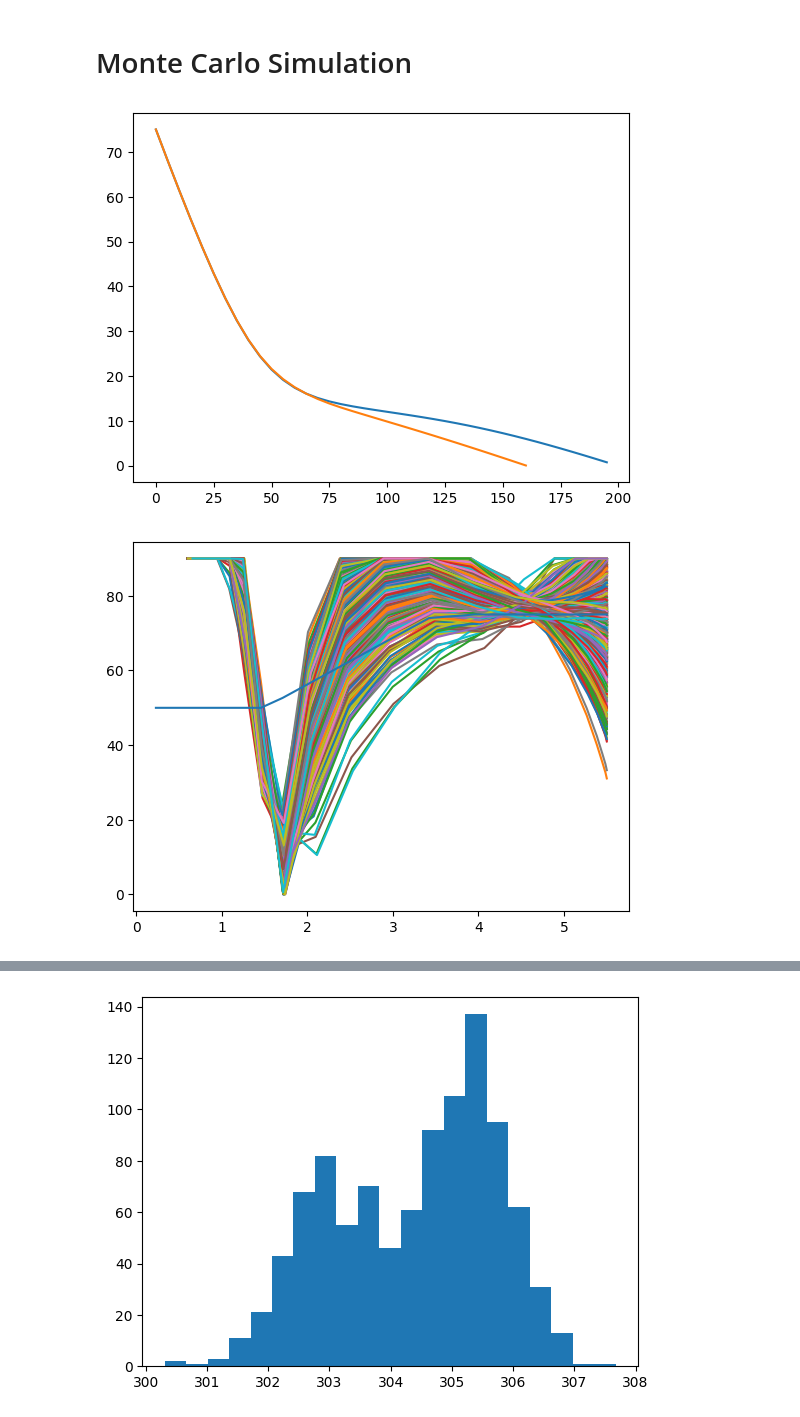
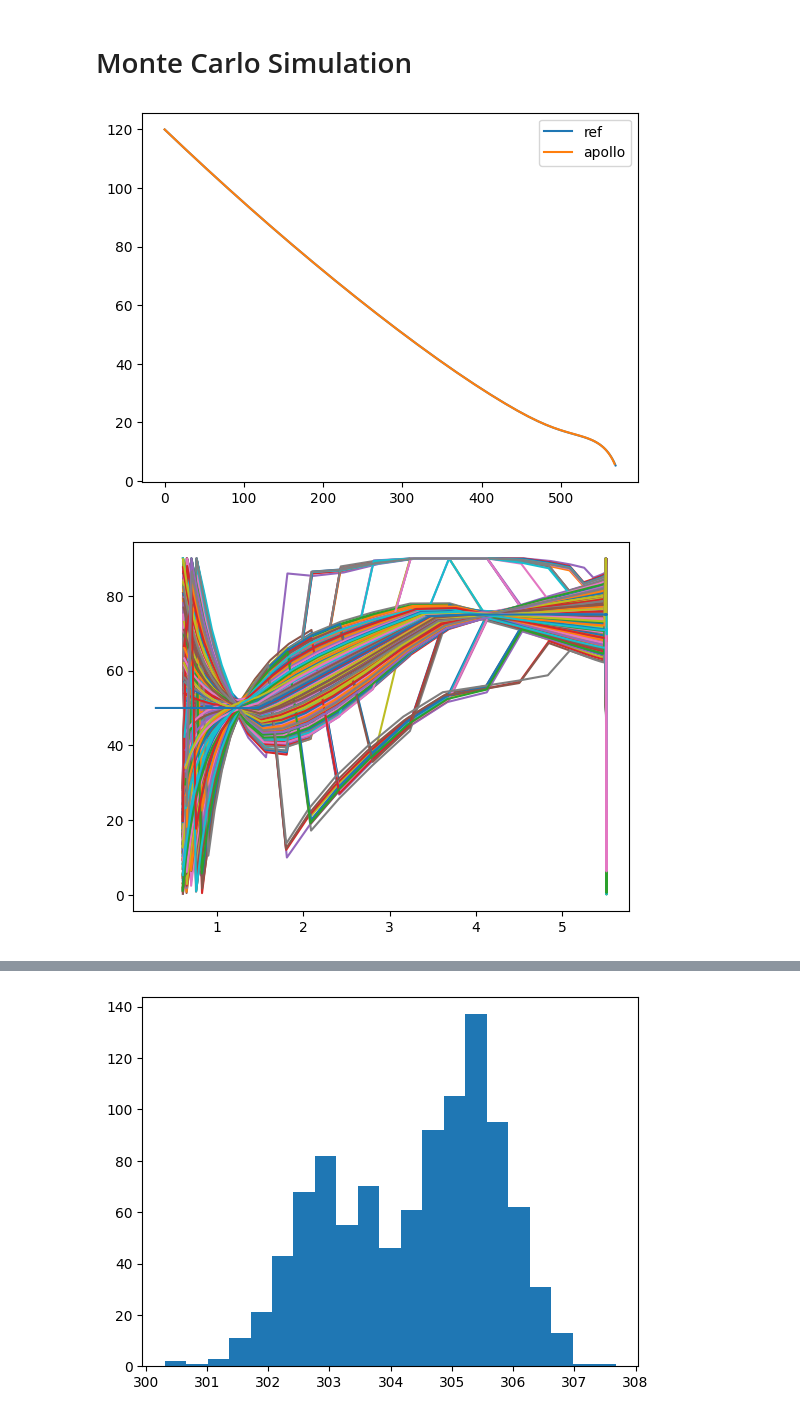
Before and after one commit to thomasantony/msl-apollo-entry-guidance, a Jupyter notebook: notebooks/03-Apollo-Guidance.ipynb, the cells around one changed output, grey strips where cells are left out. Saved outputs shown, nothing was run; the diff lists cells and outputs as text; code cells hidden in the pictures.

Commit message:
Added minimum G threshold for guidance

```diff
--- a/notebooks/03-Apollo-Guidance.ipynb
+++ b/notebooks/03-Apollo-Guidance.ipynb
@@ -19,6 +19,8 @@ class ApolloGuidanceBankController:
         """K: Over-control gain"""
         self.ref_data = ref_data
         self.K = K
+
+        self.min_D_m = 0.05 * 9.81  # 0.05 Gs of Drag acceleration is the trigger
 
     @staticmethod
     def from_file(filename: str, K: float = 1):
@@ -44,21 +46,28 @@ class ApolloGuidanceBankController:
         beta = params['beta']
         H = params['H']
 
+        rho = rho0 * exp(-h/H)
+        D_m = rho * v * v / (2 * beta)  # Drag Acceleration (D/m)
+
+        # Compute reference bankangle
+        phi = self.reference_bank_angle(t, state, params)
+
+        # Wait for sensed G foroce to exceed threshold before starting
+        # closed loop guidance
+        if abs(D_m) < self.min_D_m and h > 60e3:
+            return phi
+
         ref_data_row = self.ref_data.get_row_by_velocity(v)
 
         s_ref = ref_data_row[2]
         F1, F2, F3, D_m_ref, hdot_ref = ref_data_row[5:10]
 
-        rho = rho0 * exp(-h/H)
-        D_m = rho * v * v / (2 * beta)  # Drag Acceleration (D/m)
+
         hdot = v * sin(gam)
 
-        # Compute reference bankangle
-        phi = self.reference_bank_angle(t, state, params)
 
         # Add correction based on Apollo guidance algorithm
         dphi = self.K * ( -(s-s_ref) - F2*(hdot-hdot_ref) + F1*(D_m - D_m_ref ))/F3
-
 
         phi = phi - dphi
         phi = abs(phi)
@@ -74,7 +83,7 @@ def monte_carlo_simulation(bank_controller, num_iter=1000):
        and variances for given bank controller"""
 
     # Initial conditions
-    h0 = 75e3; # Entry altitude
+    h0 = 120e3; # Entry altitude
     V0 = 5500;  # Entry velocity
     gamma0_deg = -14.5; # Entry flight path angle
     s0 = 0
@@ -97,9 +106,9 @@ def monte_carlo_simulation(bank_controller, num_iter=1000):
     tspan = np.linspace(t0, tf, 101)
 
     # 3-sigma variations to be simulated
-    beta_3sigma = 0.05*params['beta'];
-    LD_3sigma = 0.08*params['LD'];
-    gamma_3sigma= 0.6 * np.pi/180;
+    beta_3sigma = 0.05*params['beta']
+    LD_3sigma = 0.08*params['LD']
+    gamma_3sigma= 0.6 * np.pi/180
 
     # Generate random spreads for parameters and initial conditions
     beta_vec = random.normal(params['beta'], beta_3sigma/3, num_iter)
@@ -128,12 +137,13 @@ def monte_carlo_simulation(bank_controller, num_iter=1000):
     return results
 
 
-apollo = ApolloGuidanceBankController.from_file('apollo_data.npz', K=5)
+apollo = ApolloGuidanceBankController.from_file('apollo_data.npz', K=1)
 np.set_printoptions(suppress=True)
 # print(apollo.ref_data.X_and_lam[:,1]/1e3)
 # %%
+# Sanity check
 # Initial conditions
-h0 = 75e3; # Entry altitude
+h0 = 120e3; # Entry altitude
 V0 = 5500;  # Entry velocity
 gamma0_deg = -14.5; # Entry flight path angle
 s0 = 0
@@ -147,7 +157,7 @@ params = {'H': 11.1e3,
               'g': 3.73}
 
 # Terminal altitude
-h_f = 0e3
+h_f = 5e3
 
 gamma0 = np.deg2rad(gamma0_deg)
 X0 = np.array([h0, s0, V0, gamma0])
@@ -160,15 +170,18 @@ tspan = np.linspace(t0, tf, 101)
 ref_traj = sim_utils.simulate_entry_trajectory(apollo_utils.traj_eom, t0, tf, X0, 0, h_f, params, apollo.reference_bank_angle, tspan)
 ref_traj2 = sim_utils.simulate_entry_trajectory(apollo_utils.traj_eom, t0, tf, X0, 0, h_f, params, apollo.closed_loop_guidance, tspan)
 
-# # plt.plot(ref_traj.X[:,2]/1e3, np.degrees(ref_traj.u) )
-# # plt.plot(ref_traj2.X[:,2]/1e3, np.degrees(ref_traj2.u) )
-plt.plot(ref_traj.t, ref_traj.X[:,0]/1e3, label='ref')
-plt.plot(ref_traj2.t, ref_traj2.X[:,0]/1e3, label='ref2')
+# plt.plot(ref_traj.X[:,2]/1e3, np.degrees(ref_traj.u) )
+# plt.plot(ref_traj2.X[:,2]/1e3, np.degrees(ref_traj2.u) )
+plt.plot(ref_traj.X[:,1]/1e3, ref_traj.X[:,0]/1e3, label='ref' )
+plt.plot(ref_traj2.X[:,1]/1e3, ref_traj2.X[:,0]/1e3, label='apollo' )
+plt.legend()
+# plt.plot(ref_traj.t, ref_traj.X[:,0]/1e3, label='ref')
+# plt.plot(ref_traj2.t, ref_traj2.X[:,0]/1e3, label='ref2')
 # # plt.plot(ref_traj.t, np.degrees(ref_traj.u) )
 # # plt.plot(ref_traj2.t, np.degrees(ref_traj2.u) )
 plt.show()
 # %% [output]
-[figure, old version]
+[figure, new version]
 # %%
 open_loop_results = monte_carlo_simulation(apollo.reference_bank_angle, 1000)
 apollo.K = 1
@@ -176,13 +189,13 @@ closed_loop_results_K1 = monte_carlo_simulation(apollo.closed_loop_guidance, 100
 apollo.K = 5
 closed_loop_results_K5 = monte_carlo_simulation(apollo.closed_loop_guidance, 1000)
 # %%
-for res in closed_loop_results_K5:
+for res in closed_loop_results_K1:
 # #     plt.plot(res.X[:,2]/1e3, res.X[:,0]/1e3)
     plt.plot(res.X[:,2]/1e3, np.degrees(res.u) )
 
 # # plt.plot(apollo.ref_data.X_and_lam[:,2]/1e3, apollo.ref_data.X_and_lam[:,0]/1e3, lw=3)
 plt.plot(apollo.ref_data.X_and_lam[:,2]/1e3, np.degrees(apollo.ref_data.u) )
 plt.show()
 # %% [output]
-[figure, old version]
+[figure, new version]
 # %%
```
Also changed, not shown: parts of 4 cells of this notebook, 2 other files.
